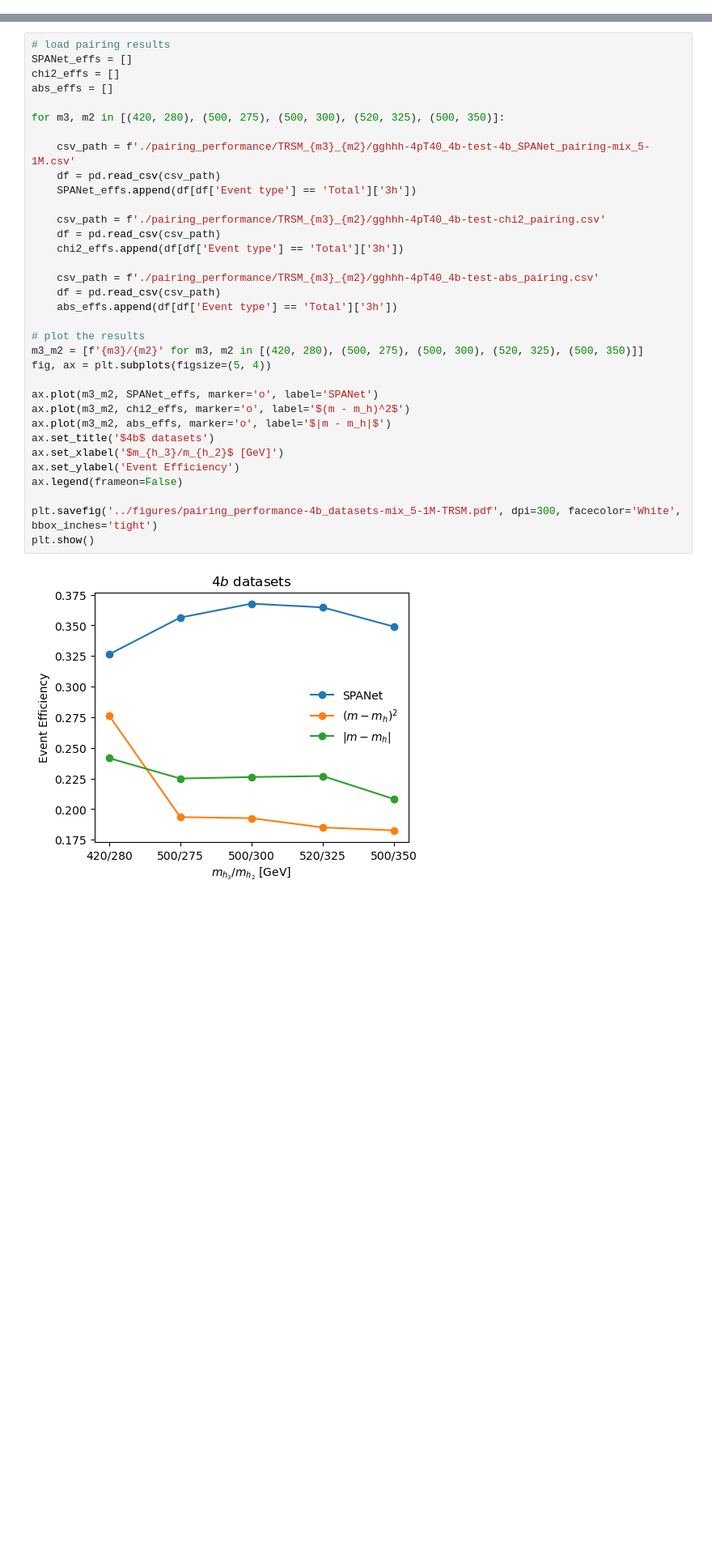
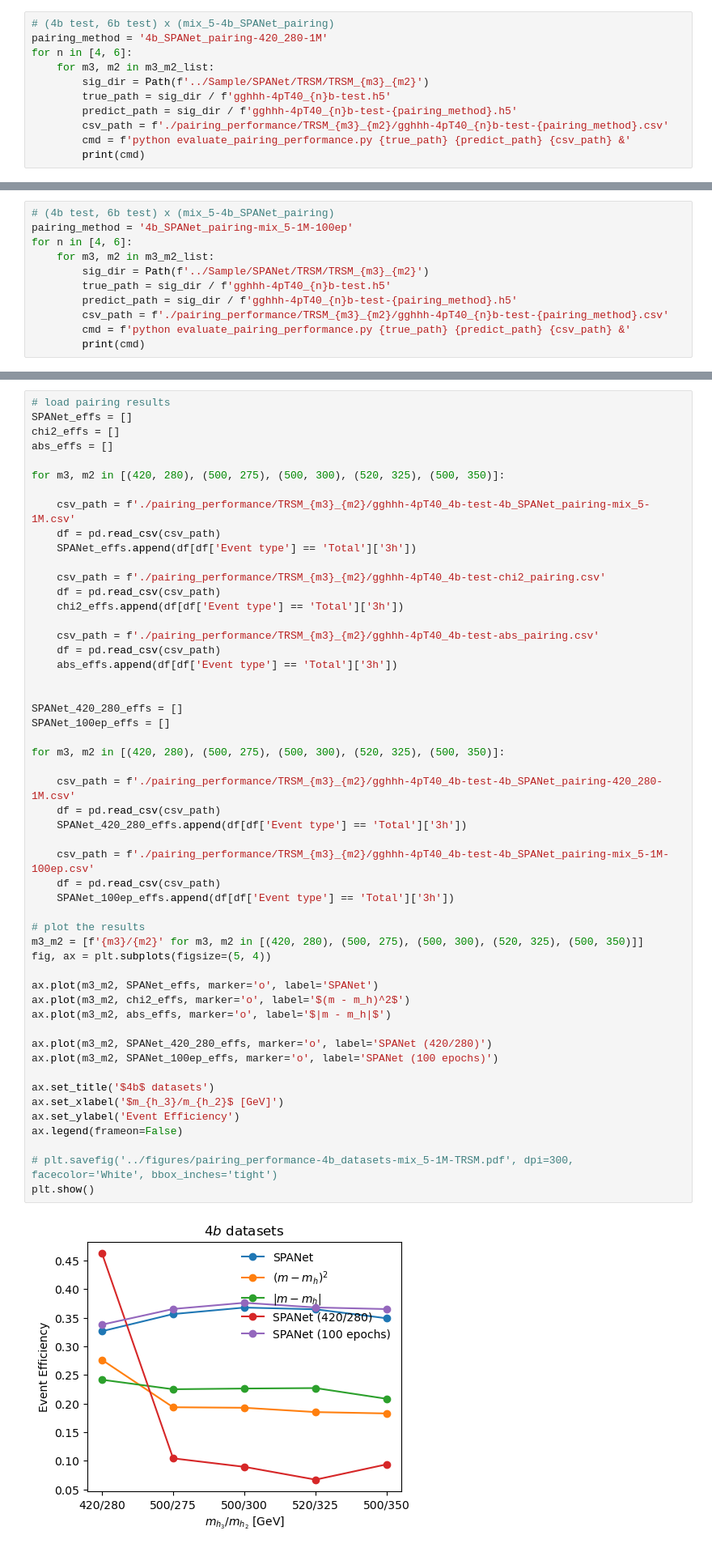
Before and after one commit to r10222035/3h6b_collider_study, a Jupyter notebook: jet_pairing/pairing_performance.ipynb, the cells around one changed output, grey strips where cells are left out. Shown at 81% size. Drawn from its saved outputs; the diff is of its cells as text; blank space fills up the shorter version.

Commit message:
Code: Add TRSM pairing efficiency for 420_280 specialized and mix_5-1M-100ep

```diff
--- a/jet_pairing/pairing_performance.ipynb
+++ b/jet_pairing/pairing_performance.ipynb
@@ -813,0 +816,11 @@ python evaluate_pairing_performance.py ../Sample/SPANet/TRSM/TRSM_500_350/gghhh-
+# %%
+# (4b test, 6b test) x (mix_5-4b_SPANet_pairing)
+pairing_method = '4b_SPANet_pairing-420_280-1M'
+for n in [4, 6]:
+    for m3, m2 in m3_m2_list:
+        sig_dir = Path(f'../Sample/SPANet/TRSM/TRSM_{m3}_{m2}')
+        true_path = sig_dir / f'gghhh-4pT40_{n}b-test.h5'
+        predict_path = sig_dir / f'gghhh-4pT40_{n}b-test-{pairing_method}.h5'
+        csv_path = f'./pairing_performance/TRSM_{m3}_{m2}/gghhh-4pT40_{n}b-test-{pairing_method}.csv'
+        cmd = f'python evaluate_pairing_performance.py {true_path} {predict_path} {csv_path} &'
+        print(cmd)
@@ -813,0 +838,11 @@ python evaluate_pairing_performance.py ../Sample/SPANet/TRSM/TRSM_500_350/gghhh-
+# %%
+# (4b test, 6b test) x (mix_5-4b_SPANet_pairing)
+pairing_method = '4b_SPANet_pairing-mix_5-1M-100ep'
+for n in [4, 6]:
+    for m3, m2 in m3_m2_list:
+        sig_dir = Path(f'../Sample/SPANet/TRSM/TRSM_{m3}_{m2}')
+        true_path = sig_dir / f'gghhh-4pT40_{n}b-test.h5'
+        predict_path = sig_dir / f'gghhh-4pT40_{n}b-test-{pairing_method}.h5'
+        csv_path = f'./pairing_performance/TRSM_{m3}_{m2}/gghhh-4pT40_{n}b-test-{pairing_method}.csv'
+        cmd = f'python evaluate_pairing_performance.py {true_path} {predict_path} {csv_path} &'
+        print(cmd)
@@ -1122,35 +1168,53 @@ chi2_effs = []
 abs_effs = []
 
 for m3, m2 in [(420, 280), (500, 275), (500, 300), (520, 325), (500, 350)]:
 
     csv_path = f'./pairing_performance/TRSM_{m3}_{m2}/gghhh-4pT40_4b-test-4b_SPANet_pairing-mix_5-1M.csv'
     df = pd.read_csv(csv_path)
     SPANet_effs.append(df[df['Event type'] == 'Total']['3h'])
 
     csv_path = f'./pairing_performance/TRSM_{m3}_{m2}/gghhh-4pT40_4b-test-chi2_pairing.csv'
     df = pd.read_csv(csv_path)
     chi2_effs.append(df[df['Event type'] == 'Total']['3h'])
 
     csv_path = f'./pairing_performance/TRSM_{m3}_{m2}/gghhh-4pT40_4b-test-abs_pairing.csv'
     df = pd.read_csv(csv_path)
     abs_effs.append(df[df['Event type'] == 'Total']['3h'])
 
+
+SPANet_420_280_effs = []
+SPANet_100ep_effs = []
+
+for m3, m2 in [(420, 280), (500, 275), (500, 300), (520, 325), (500, 350)]:
+
+    csv_path = f'./pairing_performance/TRSM_{m3}_{m2}/gghhh-4pT40_4b-test-4b_SPANet_pairing-420_280-1M.csv'
+    df = pd.read_csv(csv_path)
+    SPANet_420_280_effs.append(df[df['Event type'] == 'Total']['3h'])
+
+    csv_path = f'./pairing_performance/TRSM_{m3}_{m2}/gghhh-4pT40_4b-test-4b_SPANet_pairing-mix_5-1M-100ep.csv'
+    df = pd.read_csv(csv_path)
+    SPANet_100ep_effs.append(df[df['Event type'] == 'Total']['3h'])
+
 # plot the results
 m3_m2 = [f'{m3}/{m2}' for m3, m2 in [(420, 280), (500, 275), (500, 300), (520, 325), (500, 350)]]
 fig, ax = plt.subplots(figsize=(5, 4))
 
 ax.plot(m3_m2, SPANet_effs, marker='o', label='SPANet')
 ax.plot(m3_m2, chi2_effs, marker='o', label='$(m - m_h)^2$')
 ax.plot(m3_m2, abs_effs, marker='o', label='$|m - m_h|$')
+
+ax.plot(m3_m2, SPANet_420_280_effs, marker='o', label='SPANet (420/280)')
+ax.plot(m3_m2, SPANet_100ep_effs, marker='o', label='SPANet (100 epochs)')
+
 ax.set_title('$4b$ datasets')
 ax.set_xlabel('$m_{h_3}/m_{h_2}$ [GeV]')
 ax.set_ylabel('Event Efficiency')
 ax.legend(frameon=False)
 
-plt.savefig('../figures/pairing_performance-4b_datasets-mix_5-1M-TRSM.pdf', dpi=300, facecolor='White', bbox_inches='tight')
+# plt.savefig('../figures/pairing_performance-4b_datasets-mix_5-1M-TRSM.pdf', dpi=300, facecolor='White', bbox_inches='tight')
 plt.show()
 # %% [output]
-[figure, old version]
+[figure, new version]
 # %%
 # load pairing results
 SPANet_effs = []
```
Also changed, not shown: parts of 6 cells of this notebook, 20 other files.
